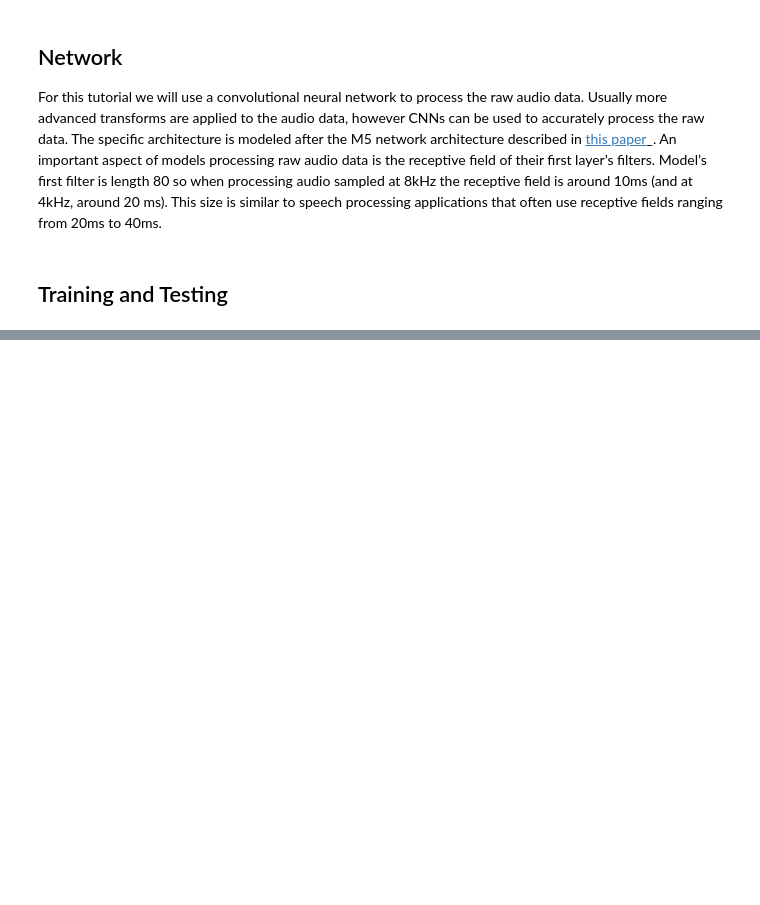
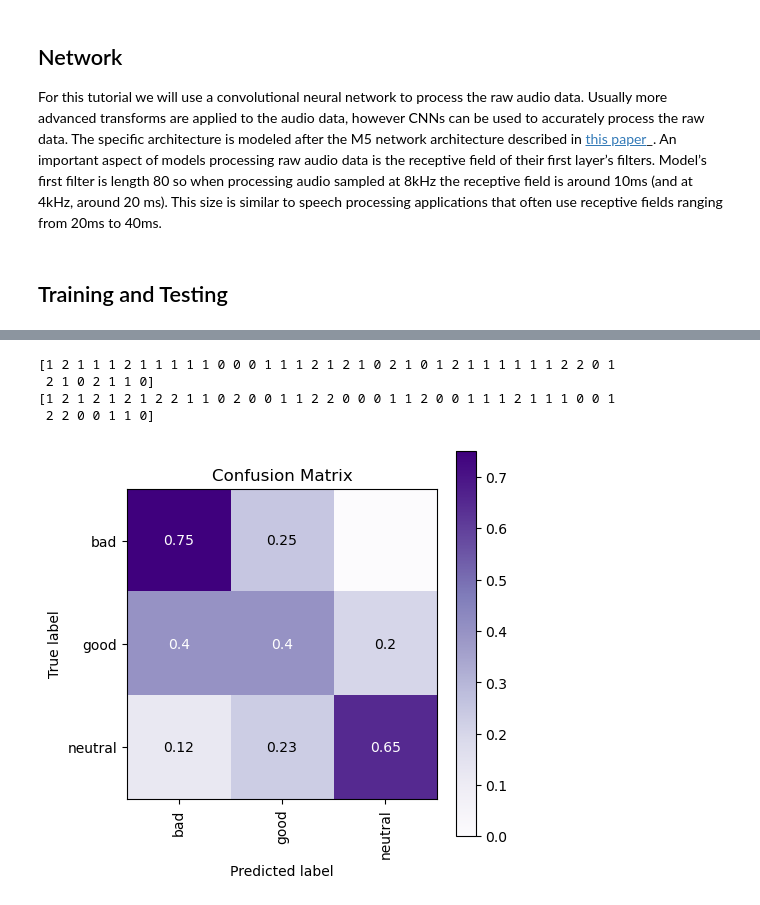
Before and after one commit to iociveteres/Voice-Recorder, a Jupyter notebook: whole_audio_torch.ipynb, the cells around one changed output, grey strips where cells are left out. Saved outputs shown, nothing was run; the diff lists cells and outputs as text; code cells hidden in the pictures; blank space fills up the shorter version.

```diff
--- a/whole_audio_torch.ipynb
+++ b/whole_audio_torch.ipynb
@@ -337,0 +361,56 @@ Text(0.5, 1.0, 'training loss')
+# %%
+target_classes = {0:"bad", 1:"neutral", 2:"good"}
+import numpy as np
+
+def print_results(Y_actual, Y_preds, target_names):
+    from sklearn.metrics import confusion_matrix
+    import scikitplot as skplt
+    import matplotlib.pyplot as plt
+
+
+    skplt.metrics.plot_confusion_matrix([target_classes[i] for i in Y_actual], [target_classes[i] for i in Y_preds],
+                                        normalize=True,
+                                        title="Confusion Matrix",
+                                        cmap="Purples",
+                                        hide_zeros=True,
+                                        figsize=(5,5)
+                                        )
+    plt.xticks(rotation=90)
+
+def make_predictions(model):
+    Y_shuffled, Y_preds = [], []
+
+    model.eval()
+    correct = 0
+
+    with torch.no_grad():
+       for data, target in test_loader:
+        data = data.to(device)
+        target = target.to(device)
+
+        predicted_label = model(data)
+
+        Y_preds.append(predicted_label)
+        Y_shuffled.append(target)
+
+    Y_preds, Y_shuffled = torch.cat(Y_preds), torch.cat(Y_shuffled)
+
+    a = F.softmax(Y_preds, dim=-1).argmax(dim=-1).detach().cpu().numpy()
+    b = []
+    for i in list(a):
+       b.append(i[0])
+    a = np.array(b)
+
+    return Y_shuffled.detach().cpu().numpy(), a
+
+
+Y_actual, Y_preds = make_predictions(model)
+print(Y_actual)
+print(Y_preds)
+print_results(Y_actual, Y_preds, target_classes)
+# %% [output]
+[1 2 1 1 1 2 1 1 1 1 1 0 0 0 1 1 1 2 1 2 1 0 2 1 0 1 2 1 1 1 1 1 1 2 2 0 1
+ 2 1 0 2 1 1 0]
+[1 2 1 2 1 2 1 2 2 1 1 0 2 0 0 1 1 2 2 0 0 0 1 1 2 0 0 1 1 1 2 1 1 1 0 0 1
+ 2 2 0 0 1 1 0]
+[figure, added]
```
Also changed, not shown: parts of 9 cells of this notebook, 1 other file.
